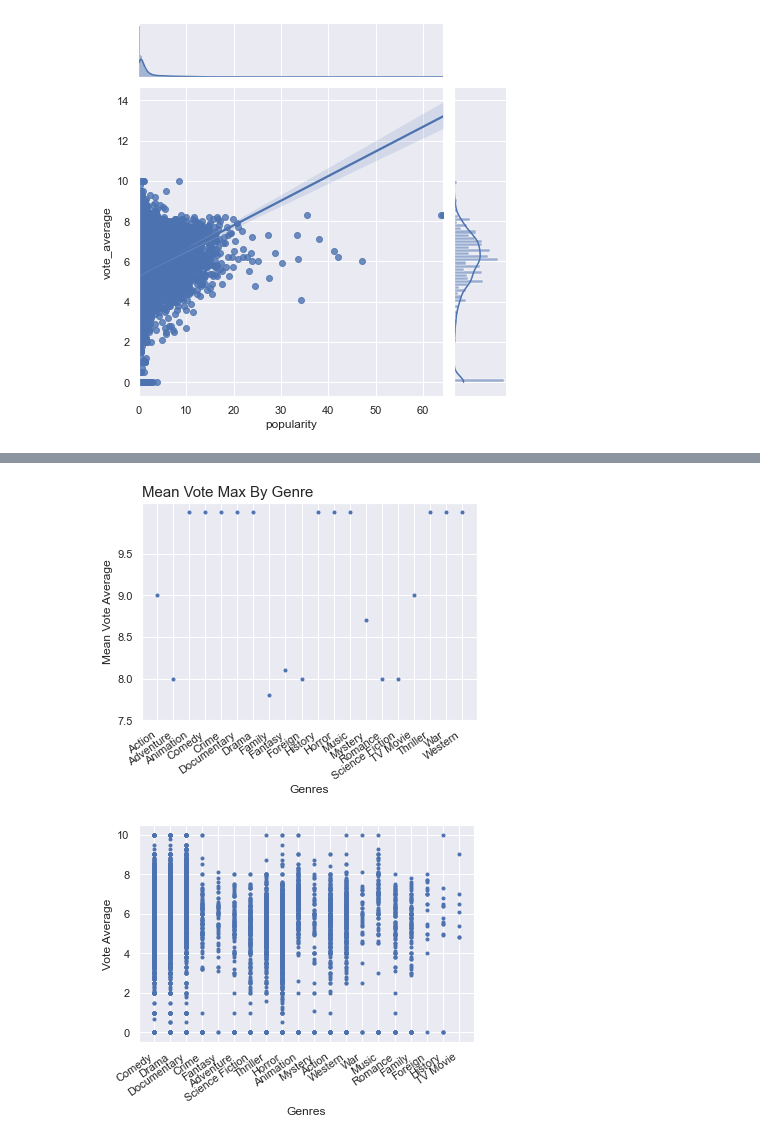
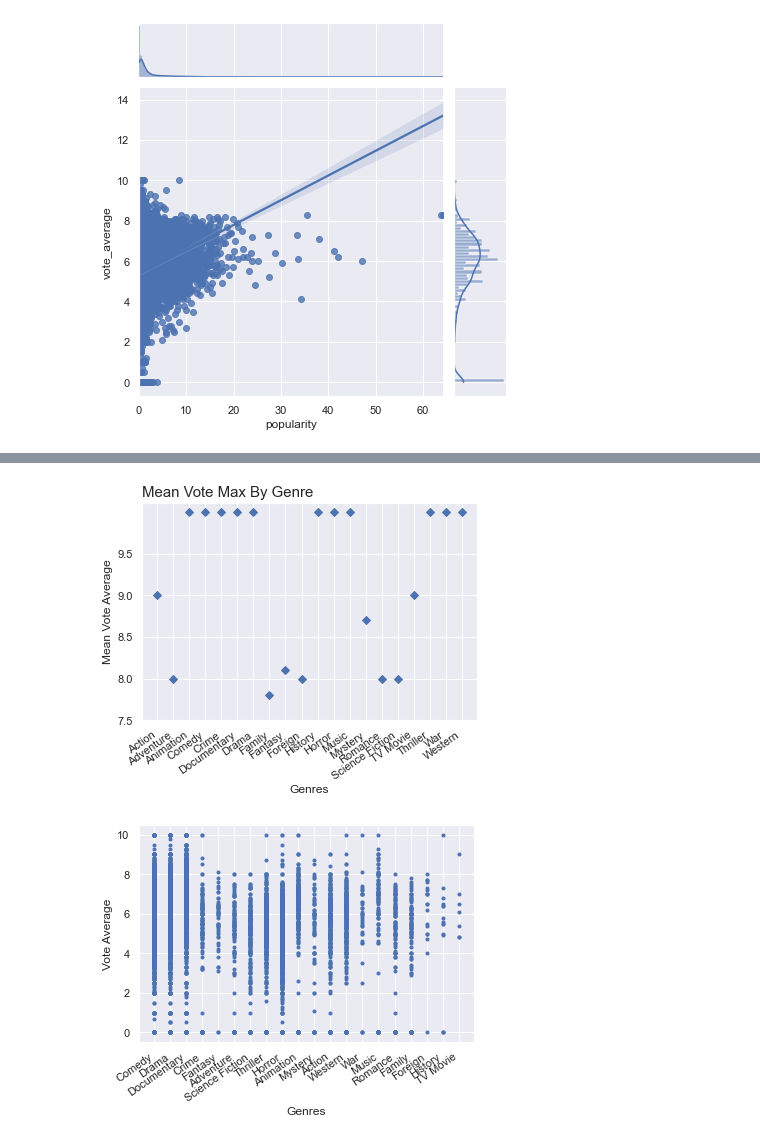
Before and after one commit to sathwikkes/Movie-Recommender-System, a Jupyter notebook: moviedataproject.ipynb, the cells around one changed output, grey strips where cells are left out. Saved outputs shown, nothing was run; the diff lists cells and outputs as text; code cells hidden in the pictures.

```diff
--- a/moviedataproject.ipynb
+++ b/moviedataproject.ipynb
@@ -133,8 +159,8 @@ movies['genres'] = movies['genres'].fillna('[]').apply(literal_eval).apply(lambd
 movies['production_countries'] = movies['production_countries'].fillna('[]').apply(literal_eval).apply(lambda x: [i['name'] for i in x] if isinstance(x, list) else [])
 # %%
 #cleanly organizes the column to simply display only companies
-movies['production_companies'] = movies['production_companies'].fillna('[]').apply(literal_eval)
-movies['production_companies'] = movies['production_companies'].apply(lambda x: [i['name'] for i in x] if isinstance(x,list) else [])
+#movies['production_companies'] = movies['production_companies'].fillna('[]').apply(ast.literal_eval)
+#movies['production_companies'] = movies['production_companies'].apply(lambda x: [i['name'] for i in x] if isinstance(x,list) else [])
 # %%
 #checking how many null values there are for each column/feature
 missing = pd.concat([movies.isnull().sum(), 100 * movies.isnull().mean()], axis=1)
@@ -348,0 +386,3 @@ movies[movies['release_date'] > '2018-01-01 00:00:00']
+# %%
+movies['year'] = movies['release_date'].dt.year
+movies['year'].head(10)
@@ -348,0 +402,3 @@ movies[movies['release_date'] > '2018-01-01 00:00:00']
+# %%
+movies['day'] = movies['release_date'].dt.day
+movies['month'] = movies['release_date'].dt.month
@@ -726,6 +894,9 @@ stats.columns = ['budget_count','budget_mean','budget_std','budget_min', 'budget
 'runtime_count','runtime_mean','runtime_std','runtime_min', 'runtime_25p', 'runtime_50p', 'runtime_75p', 'runtime_max',
 'vote_average_count','vote_average_mean','vote_average_std','vote_average_min', 'vote_average_25p', 'vote_average_50p', 'vote_average_75p', 'vote_average_max',
 'vote_count_count', 'vote_count_mean', 'vote_count_std','vote_count_min', 'vote_count_25p', 'vote_count_50p', 'vote_count_75p', 'vote_count_max',
+'year_count', 'year_mean', 'year_std', 'year_min', 'year_25p','year_50p', 'year_75p', 'year_max',
+'day_count', 'day_mean', 'day_std', 'day_min', 'day_25p', 'day_50p', 'day_75p', 'day_max',
+'month_count', 'month_mean', 'month_std', 'month_min', 'month_25p','month_50p', 'month_75p', 'month_max',
 'num_genres_count','num_genres_mean','num_genres_std','num_genres_min', 'num_genres_25p', 'num_genres_50p', 'num_genres_75p', 'num_genres_max']
 # %%
 stats
@@ -765,13 +936,13 @@ movie_with_one[movie_genres_key == 'TV Movie']
 # %%
-_ =plt.errorbar(x = stats.index, y='vote_average_max',data =stats, marker = '.', linestyle='none')
+_ =plt.errorbar(x = stats.index, y='vote_average_max',data =stats, marker = 'D', linestyle='none')
 _ = plt.xticks(rotation=35, ha='right')
 _ = plt.yticks(np.arange(7.5,10,0.5))
 _ = plt.xlabel('Genres')
 _ = plt.ylabel('Mean Vote Average')
 _ = plt.title("Mean Vote Max By Genre", loc="left", fontsize=15)
 plt.show()
 # %% [output]
-[figure, old version]
+[figure, new version]
 # %%
 _ = plt.errorbar(y = "vote_average", x= movie_genres_key, linestyle='None', marker='.', data = movie_with_one)
 _ = plt.xticks(rotation=35, ha='right')
```
Also changed, not shown: parts of 115 cells of this notebook.
